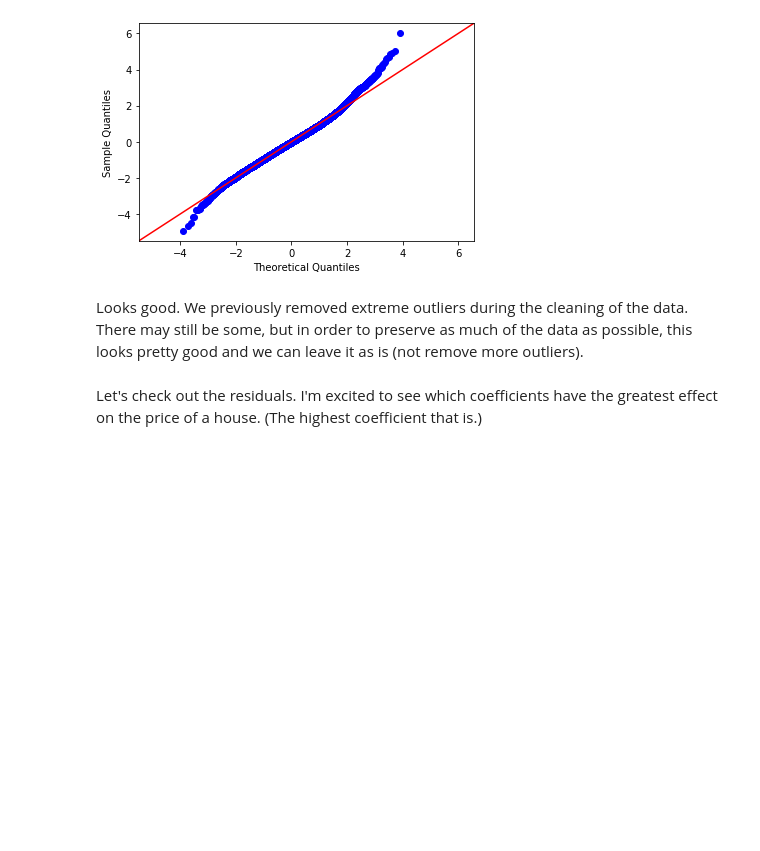
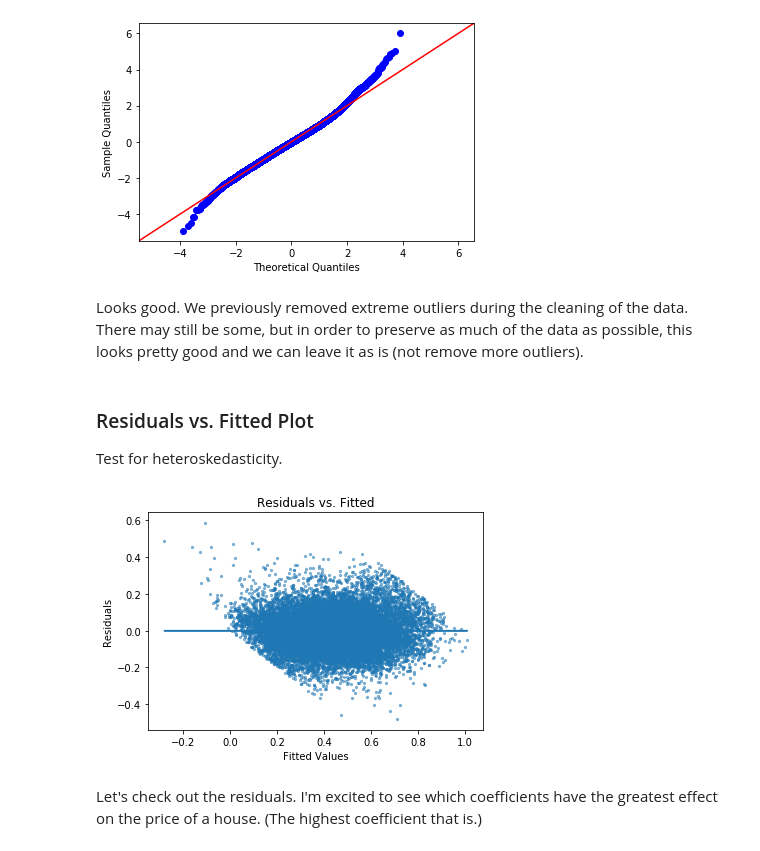
Before and after one commit to JessicaFB/Flipping-Houses-Strategy, a Jupyter notebook: student.ipynb, the cells around one changed output. Drawn from its saved outputs; the diff is of its cells as text; code cells hidden in the pictures; blank space fills up the shorter version.

Commit message:
Added heterosk function to plot the models residuals vs. fitted values to test for heteroskedasticity.

```diff
--- a/student.ipynb
+++ b/student.ipynb
@@ -501,6 +501,25 @@ qqplot(results1)
 [figure]
 # %% [markdown]
 Looks good. We previously removed extreme outliers during the cleaning of the data. There may still be some, but in order to preserve as much of the data as possible, this looks pretty good and we can leave it as is (not remove more outliers).
+# %% [markdown]
+### Residuals vs. Fitted Plot
+
+Test for heteroskedasticity.
+# %%
+# Plot model residuals vs. fitted to test for heteroskedasticity
+
+def heterosk(results):
+    '''
+    Takes in results from the fitted model and outputs a plot
+    of the residuals vs. the fitted values.
+    '''
+    plt.scatter(results.fittedvalues, results.resid, alpha=0.5,s=5)
+    plt.plot(results.fittedvalues, [0 for i in range(len(results.fittedvalues))]);
+    return plt.show()
+# %%
+heterosk(results1)
+# %% [output]
+[figure, added]
 # %%
 # Define function to output plot of the model coefficients
 
```
